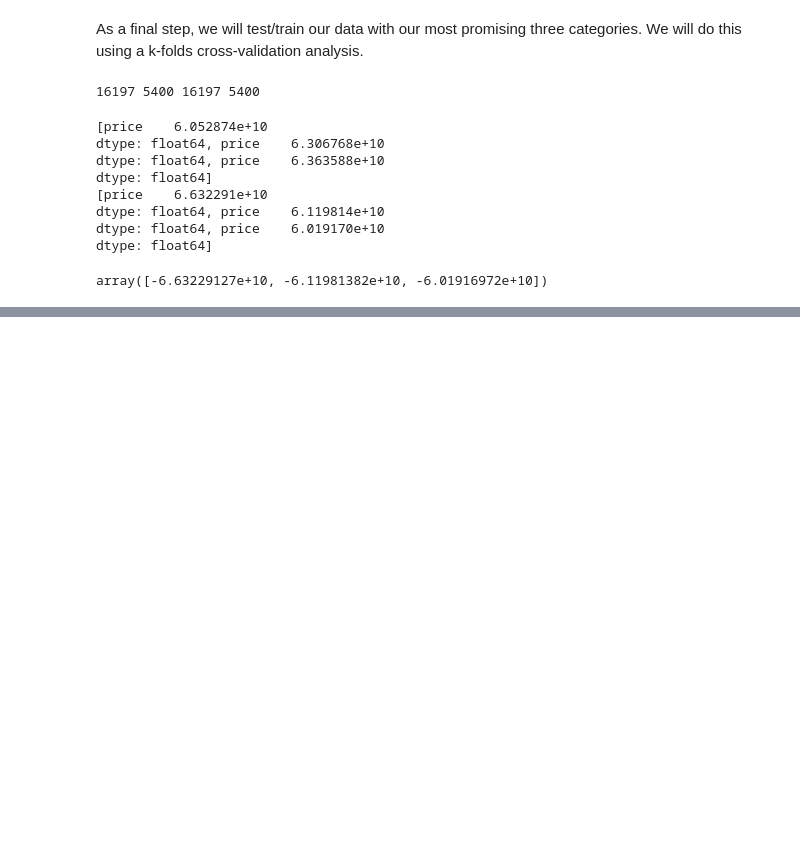
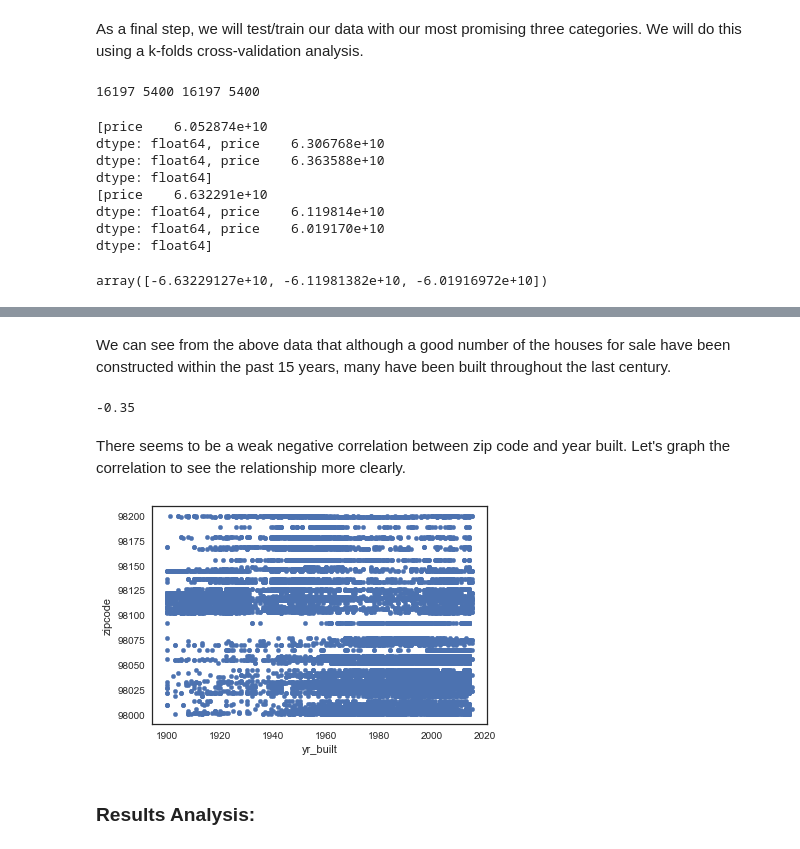
Before and after one commit to samcches/dsc-1-final-project-online-ds-sp-000, a Jupyter notebook: student.ipynb, the cells around one changed output, grey strips where cells are left out. Saved outputs shown, nothing was run; the diff lists cells and outputs as text; code cells hidden in the pictures; blank space fills up the shorter version.

```diff
--- a/student.ipynb
+++ b/student.ipynb
@@ -561,0 +647,15 @@ In conclusion, although none of the data columns presented show a convincing lev
+# %% [markdown]
+We can see from the above data that although a good number of the houses for sale have been constructed within the past 15 years, many have been built throughout the last century.
+# %%
+correlation(kings['zipcode'], kings['yr_built'])
+# %% [output]
+-0.35
+# %% [markdown]
+There seems to be a weak negative correlation between zip code and year built. Let's graph the correlation to see the relationship more clearly.
+# %%
+kings.plot(kind='scatter', x='yr_built', y='zipcode')
+plt.show()
+# %% [output]
+[figure, added]
+# %% [markdown]
+### Results Analysis:
```
Also changed, not shown: parts of 36 cells of this notebook.
